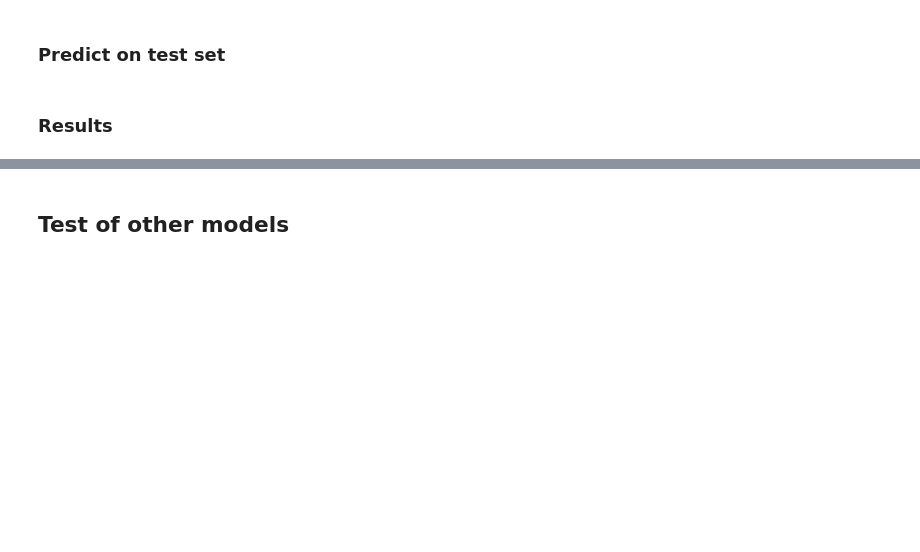
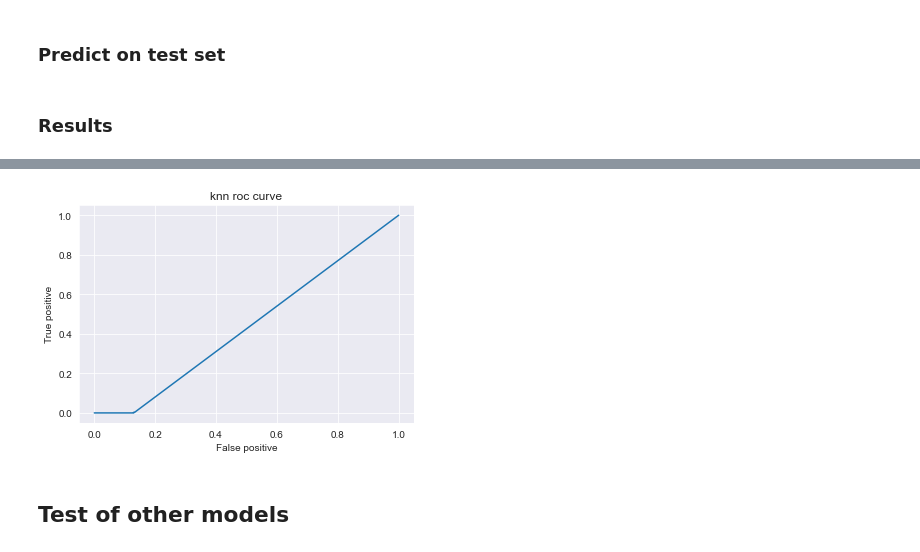
Before and after one commit to Im-Rises/digit_recognizer_ml, a Jupyter notebook: main_kaggle.ipynb, the cells around one changed output, grey strips where cells are left out. Saved outputs shown, nothing was run; the diff lists cells and outputs as text; code cells hidden in the pictures; blank space fills up the shorter version.

```diff
--- a/main_kaggle.ipynb
+++ b/main_kaggle.ipynb
@@ -67,0 +72,5 @@ plt.show()
+# %%
+from sklearn.model_selection import train_test_split
+
+# No use now, handled by gridsearch
+X_train, X_test, y_train, y_test = train_test_split(X, y, test_size=0.2, shuffle=True)
@@ -170,19 +193,21 @@ knn = KNeighborsClassifier(n_neighbors=4, weights='distance')
 # %%
-# from sklearn.metrics import roc_curve
-#
-#
-# # ROC curve
-# def print_roc_curve(model, X_test, y_test, name, title):
-#     y_pred_prob = model.predict_proba(X_test)[:, 1]
-#     fpr, tpr, thresholds = roc_curve(y_test, y_pred_prob, pos_label=9)
-#     plt.plot(fpr, tpr, label=name)
-#     plt.xlabel("False positive")
-#     plt.ylabel("True positive")
-#     plt.title(title)
-#     plt.show()
-#
-#
-# print_roc_curve(knn, X_test, y_test, "KNeighborsClassifier", "knn roc curve")
+from sklearn.metrics import roc_curve
+
+
+# ROC curve
+def print_roc_curve(model, X_test, y_test, name, title):
+    y_pred_prob = model.predict_proba(X_test)[:, 1]
+    fpr, tpr, thresholds = roc_curve(y_test, y_pred_prob, pos_label=9)
+    plt.plot(fpr, tpr, label=name)
+    plt.xlabel("False positive")
+    plt.ylabel("True positive")
+    plt.title(title)
+    plt.show()
+
+
+print_roc_curve(knn, X_test, y_test, "KNeighborsClassifier", "knn roc curve")
+# %% [output]
+[figure, added]
 # %% [markdown]
 ## Test of other models
 # %% [markdown]
```
Also changed, not shown: parts of 23 cells of this notebook.
